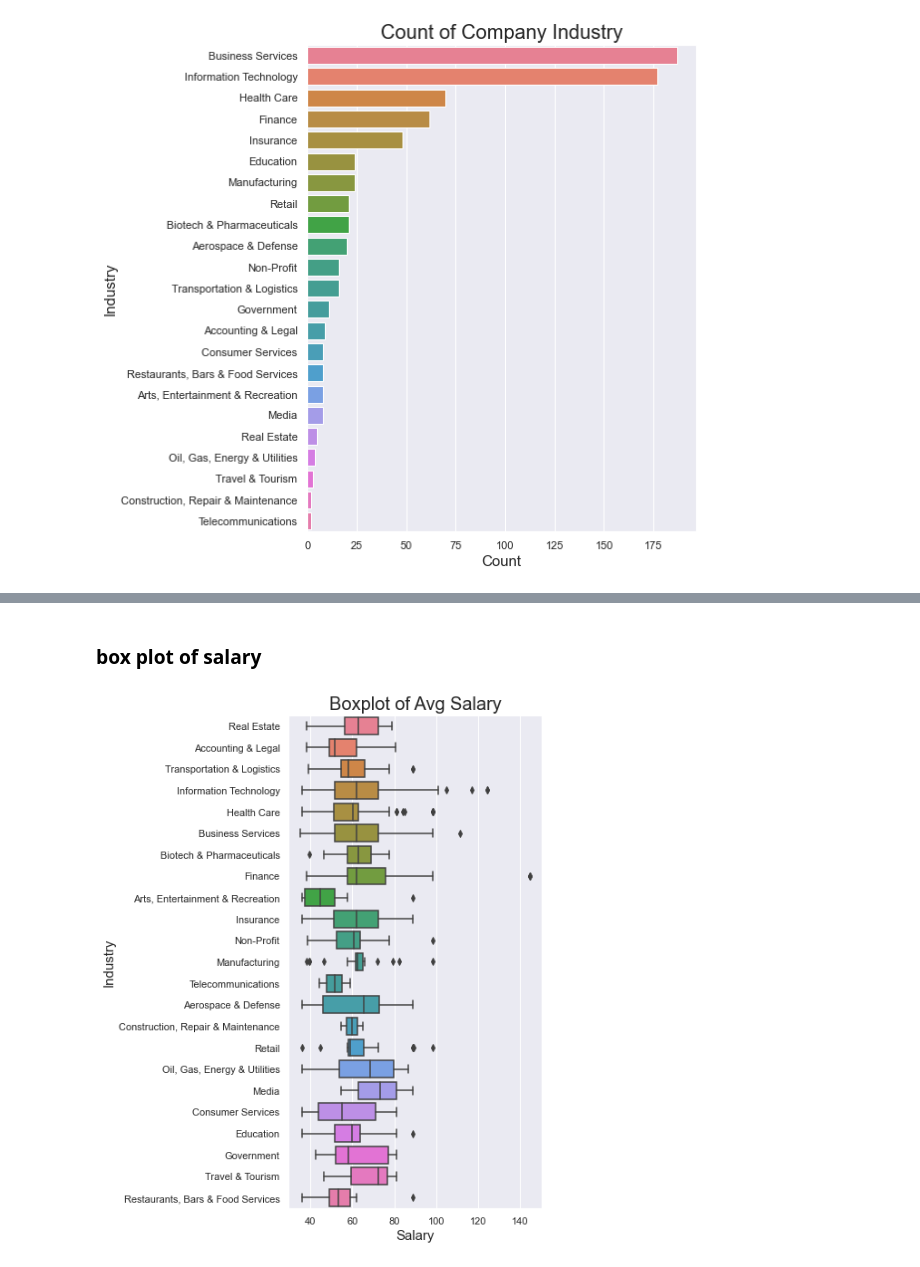
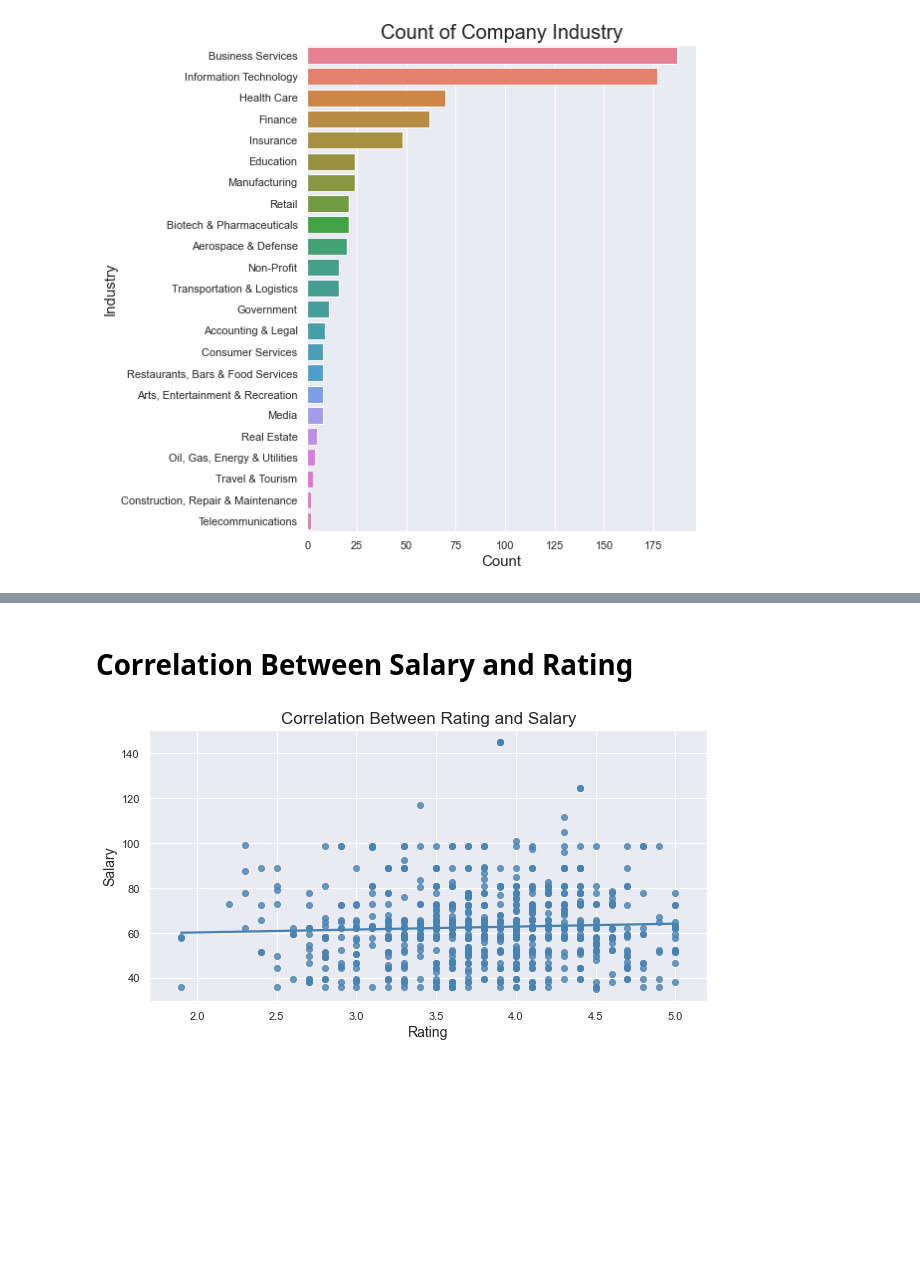
Before and after one commit to kodingwithkelly/GlassdoorProj, a Jupyter notebook: Glassdoor_EDA.ipynb, the cells around one changed output, grey strips where cells are left out. Cells and saved outputs as stored; diff of their text form; code cells hidden in the pictures; blank space fills up the shorter version.

```diff
--- a/Glassdoor_EDA.ipynb
+++ b/Glassdoor_EDA.ipynb
@@ -229,6 +297,7 @@ Name: City, Length: 279, dtype: int64
 # %%
 # Adjusting size of plot
 plt.figure(figsize=(7,7))
+sns.set_style("dark")
 
 # Graphing the plot
 ax = sns.countplot(y = 'City', data = df, order = df.City.value_counts().iloc[:10].index, palette = 'husl')
@@ -241,0 +311,13 @@ plt.show()
+# %%
+location = []
+longitude = []
+latitude = []
+for address in df['Location'].unique():
+    url = 'https://nominatim.openstreetmap.org/search/' + urllib.parse.quote(address) +'?format=json'
+    response = requests.get(url).json()
+    location.append(address)
+    latitude.append(response[0]["lat"])
+    longitude.append(response[0]["lon"])
+# %%
+df_1 = pd.DataFrame(list(zip(location, latitude, longitude)), columns = ['Location', 'Latitude', 'Longitude'])
+df_1
@@ -241,0 +338,2 @@ plt.show()
+# %%
+df = df.merge(df_1, how = 'left', on = 'Location')
@@ -343,14 +440,14 @@ Mean value for Avg Salary: 62.125701459034794
-# %% [markdown]
-### box plot of salary
+# %% [markdown]
+# Correlation Between Salary and Rating
 # %%
-fig = plt.figure(figsize = (5,10))
+fig = plt.figure(figsize = (10, 5))
 
-sns.boxplot(x = 'Average Salary (Thousands)', y = 'Industry', data = df, palette = 'husl')
-
-plt.title("Boxplot of Avg Salary", fontsize = 20)
-plt.xlabel('Salary', fontsize = 15)
-plt.ylabel('Industry', fontsize = 15)
+ax = sns.regplot(x = 'Rating', y = 'Average Salary (Thousands)', data = df, ci = None, color = 'steelblue')
+ax.set_xlim(1.7, 5.2)
+plt.title("Correlation Between Rating and Salary", fontsize = 17)
+plt.xlabel('Rating', fontsize = 14)
+plt.ylabel('Salary', fontsize = 14)
 
 plt.show()
 # %% [output]
-[figure, old version]
+[figure, new version]
```
Also changed, not shown: parts of 81 cells of this notebook, 5 other files.
